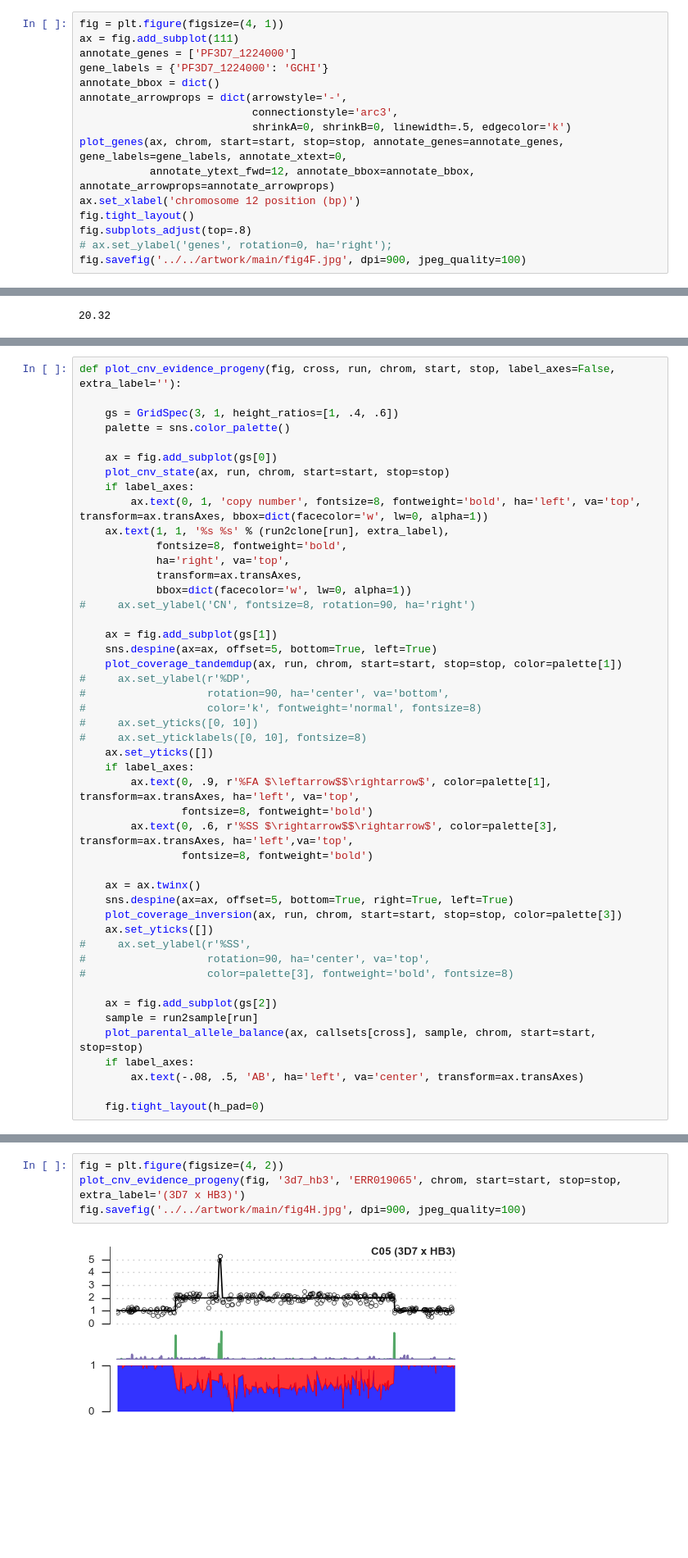
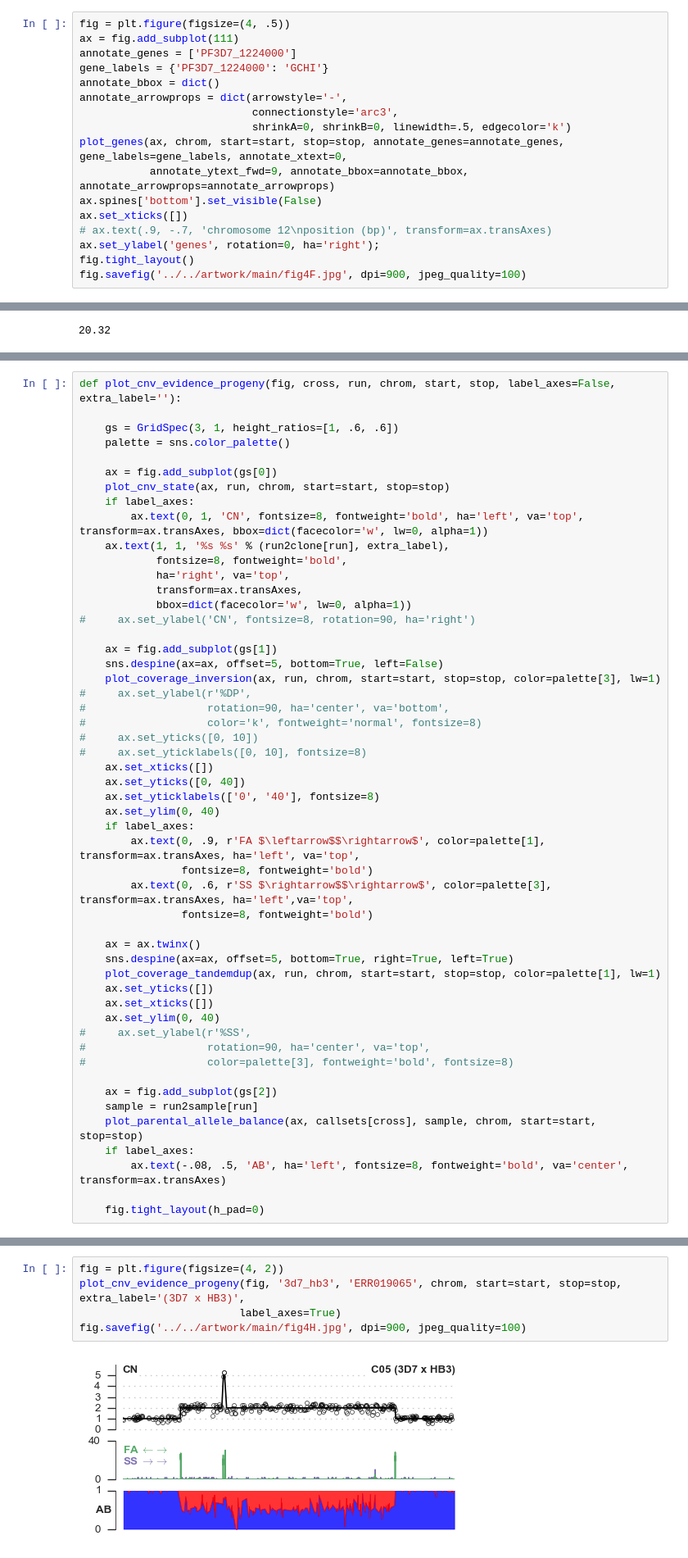
Before and after one commit to wtchg-kwiatkowski/pfx-paper-2015, a Jupyter notebook: main/notebooks/fig_cnv_gch1.ipynb, the cells around one changed output, grey strips where cells are left out. Shown at 82% size. Drawn from its saved outputs; the diff is of its cells as text; blank space fills up the shorter version.

```diff
--- a/main/notebooks/fig_cnv_gch1.ipynb
+++ b/main/notebooks/fig_cnv_gch1.ipynb
@@ -201,5 +295,5 @@ plot_cnv_evidence(fig, 'ERR175544', chrom, start, stop, extra_label='(HB3 x Dd2)
 # %%
-fig = plt.figure(figsize=(4, 1))
+fig = plt.figure(figsize=(4, .5))
 ax = fig.add_subplot(111)
 annotate_genes = ['PF3D7_1224000']
 gene_labels = {'PF3D7_1224000': 'GCHI'}
@@ -208,10 +302,11 @@ annotate_arrowprops = dict(arrowstyle='-',
                            connectionstyle='arc3',
                            shrinkA=0, shrinkB=0, linewidth=.5, edgecolor='k')
 plot_genes(ax, chrom, start=start, stop=stop, annotate_genes=annotate_genes, gene_labels=gene_labels, annotate_xtext=0,
-           annotate_ytext_fwd=12, annotate_bbox=annotate_bbox, annotate_arrowprops=annotate_arrowprops)
-ax.set_xlabel('chromosome 12 position (bp)')
+           annotate_ytext_fwd=9, annotate_bbox=annotate_bbox, annotate_arrowprops=annotate_arrowprops)
+ax.spines['bottom'].set_visible(False)
+ax.set_xticks([])
+# ax.text(.9, -.7, 'chromosome 12\nposition (bp)', transform=ax.transAxes)
+ax.set_ylabel('genes', rotation=0, ha='right');
 fig.tight_layout()
-fig.subplots_adjust(top=.8)
-# ax.set_ylabel('genes', rotation=0, ha='right');
 fig.savefig('../../artwork/main/fig4F.jpg', dpi=900, jpeg_quality=100)
 # %% [output]
@@ -308,13 +405,13 @@ plot_parental_allele_balance(ax, callsets['hb3_dd2'], 'CH3_61/PG0033-Cx/ERR17554
 # %%
 def plot_cnv_evidence_progeny(fig, cross, run, chrom, start, stop, label_axes=False, extra_label=''):
 
-    gs = GridSpec(3, 1, height_ratios=[1, .4, .6])
+    gs = GridSpec(3, 1, height_ratios=[1, .6, .6])
     palette = sns.color_palette()
 
     ax = fig.add_subplot(gs[0])
     plot_cnv_state(ax, run, chrom, start=start, stop=stop)
     if label_axes:
-        ax.text(0, 1, 'copy number', fontsize=8, fontweight='bold', ha='left', va='top', transform=ax.transAxes, bbox=dict(facecolor='w', lw=0, alpha=1))
+        ax.text(0, 1, 'CN', fontsize=8, fontweight='bold', ha='left', va='top', transform=ax.transAxes, bbox=dict(facecolor='w', lw=0, alpha=1))
     ax.text(1, 1, '%s %s' % (run2clone[run], extra_label),
             fontsize=8, fontweight='bold',
             ha='right', va='top',
@@ -323,24 +420,29 @@ def plot_cnv_evidence_progeny(fig, cross, run, chrom, start, stop, label_axes=Fa
 #     ax.set_ylabel('CN', fontsize=8, rotation=90, ha='right')
 
     ax = fig.add_subplot(gs[1])
-    sns.despine(ax=ax, offset=5, bottom=True, left=True)
-    plot_coverage_tandemdup(ax, run, chrom, start=start, stop=stop, color=palette[1])
+    sns.despine(ax=ax, offset=5, bottom=True, left=False)
+    plot_coverage_inversion(ax, run, chrom, start=start, stop=stop, color=palette[3], lw=1)
 #     ax.set_ylabel(r'%DP',
 #                   rotation=90, ha='center', va='bottom',
 #                   color='k', fontweight='normal', fontsize=8)
 #     ax.set_yticks([0, 10])
 #     ax.set_yticklabels([0, 10], fontsize=8)
-    ax.set_yticks([])
+    ax.set_xticks([])
+    ax.set_yticks([0, 40])
+    ax.set_yticklabels(['0', '40'], fontsize=8)
+    ax.set_ylim(0, 40)
     if label_axes:
-        ax.text(0, .9, r'%FA $\leftarrow$$\rightarrow$', color=palette[1], transform=ax.transAxes, ha='left', va='top',
+        ax.text(0, .9, r'FA $\leftarrow$$\rightarrow$', color=palette[1], transform=ax.transAxes, ha='left', va='top',
                 fontsize=8, fontweight='bold')
-        ax.text(0, .6, r'%SS $\rightarrow$$\rightarrow$', color=palette[3], transform=ax.transAxes, ha='left',va='top',
+        ax.text(0, .6, r'SS $\rightarrow$$\rightarrow$', color=palette[3], transform=ax.transAxes, ha='left',va='top',
                 fontsize=8, fontweight='bold')
 
     ax = ax.twinx()
     sns.despine(ax=ax, offset=5, bottom=True, right=True, left=True)
-    plot_coverage_inversion(ax, run, chrom, start=start, stop=stop, color=palette[3])
+    plot_coverage_tandemdup(ax, run, chrom, start=start, stop=stop, color=palette[1], lw=1)
     ax.set_yticks([])
+    ax.set_xticks([])
+    ax.set_ylim(0, 40)
 #     ax.set_ylabel(r'%SS',
 #                   rotation=90, ha='center', va='top',
 #                   color=palette[3], fontweight='bold', fontsize=8)
@@ -349,7 +451,7 @@ def plot_cnv_evidence_progeny(fig, cross, run, chrom, start, stop, label_axes=Fa
     sample = run2sample[run]
     plot_parental_allele_balance(ax, callsets[cross], sample, chrom, start=start, stop=stop)
     if label_axes:
-        ax.text(-.08, .5, 'AB', ha='left', va='center', transform=ax.transAxes)
+        ax.text(-.08, .5, 'AB', ha='left', fontsize=8, fontweight='bold', va='center', transform=ax.transAxes)
 
     fig.tight_layout(h_pad=0)
 # %%
@@ -362,8 +464,9 @@ fig.savefig('../../artwork/main/fig4G.jpg', dpi=900, jpeg_quality=100)
 # %%
 fig = plt.figure(figsize=(4, 2))
-plot_cnv_evidence_progeny(fig, '3d7_hb3', 'ERR019065', chrom, start=start, stop=stop, extra_label='(3D7 x HB3)')
+plot_cnv_evidence_progeny(fig, '3d7_hb3', 'ERR019065', chrom, start=start, stop=stop, extra_label='(3D7 x HB3)',
+                         label_axes=True)
 fig.savefig('../../artwork/main/fig4H.jpg', dpi=900, jpeg_quality=100)
 # %% [output]
-[figure, old version]
+[figure, new version]
 # %%
 fig = plt.figure(figsize=(4, 2))
```
Also changed, not shown: parts of 35 cells of this notebook, 3 other files.
